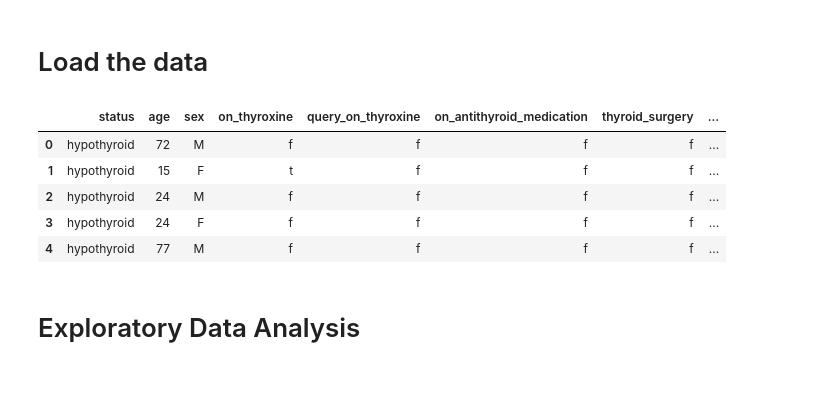
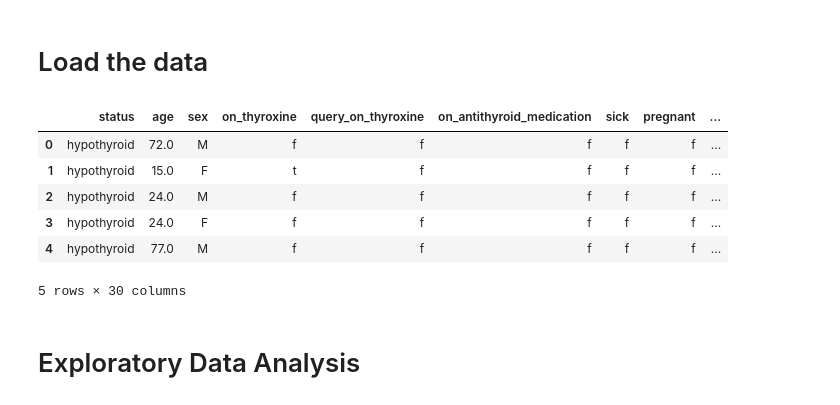
Before and after one commit to stacykeago/SVM-Decision-Tree-Nairobi-Hospital-data-to-determine-whether-a-patient-has-hypothyroid, a Jupyter notebook: Nairobi_Hospital_hypothyroidism_data.ipynb, the cells around one changed output. Cells and saved outputs as stored; diff of their text form; code cells hidden in the pictures.

```diff
--- a/Nairobi_Hospital_hypothyroidism_data.ipynb
+++ b/Nairobi_Hospital_hypothyroidism_data.ipynb
@@ -21,18 +21,31 @@ from sklearn.model_selection import train_test_split
 from sklearn.metrics import confusion_matrix,accuracy_score
 # %% [markdown]
 # Load the data
-# %%
-# load the data
-# preview the data
-data = pd.read_csv('/content/hypothyroid.csv')
-data.head()
-# %% [output]
-|  | status | age | sex | on_thyroxine | query_on_thyroxine | on_antithyroid_medication | thyroid_surgery | ... |
-| 0 | hypothyroid | 72 | M | f | f | f | f | ... |
-| 1 | hypothyroid | 15 | F | t | f | f | f | ... |
-| 2 | hypothyroid | 24 | M | f | f | f | f | ... |
-| 3 | hypothyroid | 24 | F | f | f | f | f | ... |
-| 4 | hypothyroid | 77 | M | f | f | f | f | ... |
+# %%
+# Working direct link from UCI Machine Learning Repository
+url = "https://archive.ics.uci.edu/ml/machine-learning-databases/thyroid-disease/hypothyroid.data"
+
+# Define column names since .data files from UCI don't include a header row
+column_names = [
+    "status", "age", "sex", "on_thyroxine", "query_on_thyroxine",
+    "on_antithyroid_medication", "sick", "pregnant", "thyroid_surgery",
+    "I131_treatment", "query_hypothyroid", "query_hyperthyroid", "lithium",
+    "goitre", "tumor", "hypopituitary", "psych", "TSH_measured", "TSH",
+    "T3_measured", "T3", "TT4_measured", "TT4", "T4U_measured", "T4U",
+    "FTI_measured", "FTI", "TBG_measured", "TBG", "referral_source"
+]
+
+# Read the dataset directly
+data = pd.read_csv(url, names=column_names, na_values=['?'])
+data.head()
+# %% [output]
+|  | status | age | sex | on_thyroxine | query_on_thyroxine | on_antithyroid_medication | sick | pregnant | ... |
+| 0 | hypothyroid | 72.0 | M | f | f | f | f | f | ... |
+| 1 | hypothyroid | 15.0 | F | t | f | f | f | f | ... |
+| 2 | hypothyroid | 24.0 | M | f | f | f | f | f | ... |
+| 3 | hypothyroid | 24.0 | F | f | f | f | f | f | ... |
+| 4 | hypothyroid | 77.0 | M | f | f | f | f | f | ... |
+5 rows × 30 columns
 # %% [markdown]
 # Exploratory Data Analysis
 # %% [markdown]
```
Also changed, not shown: parts of 14 cells of this notebook.
